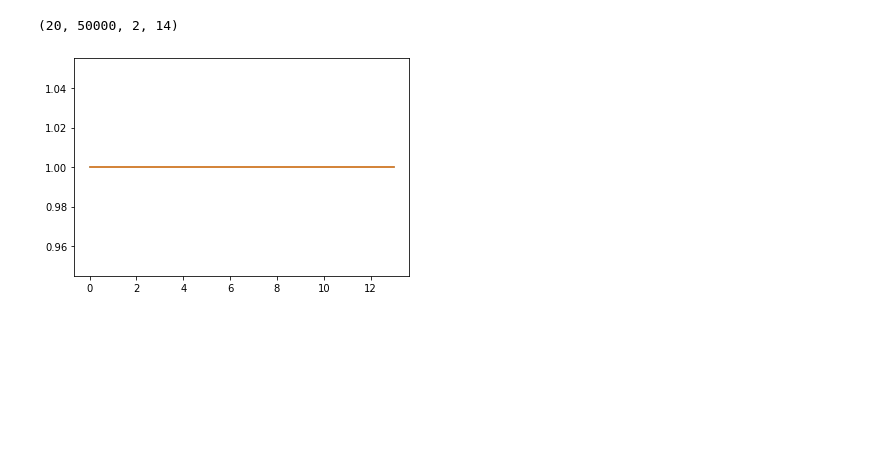
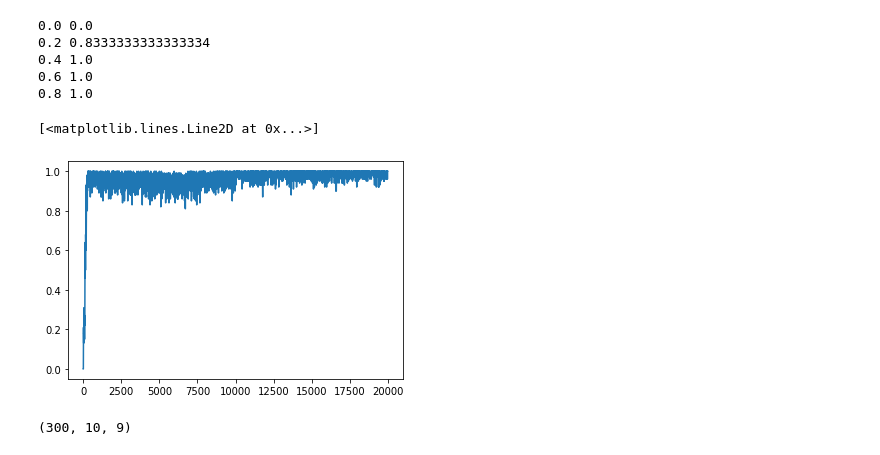
Before and after one commit to andrebeu/PM, a Jupyter notebook: amtask-pieval-generalization.ipynb, the cells around one changed output. Drawn from its saved outputs; the diff is of its cells as text; code cells hidden in the pictures; blank space fills up the shorter version.

```diff
--- a/amtask-pieval-generalization.ipynb
+++ b/amtask-pieval-generalization.ipynb
@@ -56,17 +17,0 @@ def load_evsc(wmsize,nmaps,switch,ntrials,trlen,nnets=20):
-# %%
-wmsize,nmaps = 4,4
-switch = 0
-ntrials = 2
-trlen = 10
-trsc = load_trsc(wmsize,nmaps,switch,ntrials,trlen,nnets=20)
-trsc.shape
-# %% [output]
-(20, 50000, 2, 14)
-# %%
-ep = -600
-trac = trsc[:,ep:ep+500,:,:].mean(1)
-net = 0
-for ac in trac[net]:
-  plt.plot(ac)
-# %% [output]
-[figure, removed]
@@ -74,0 +18,57 @@ def load_net():
+# %%
+# loop params
+wmsize = 4
+nmaps = 4
+switch = 1
+ntrials = 2
+seed = 1
+
+# net params
+emsetting = 1
+instdim = 10
+stimdim = 12
+emk_weights = [1,.005]
+
+# init
+net = NetBarCode(
+        wmsize=wmsize,
+        emsetting=emsetting,
+        seed=seed,
+        instdim=instdim,
+        stimdim=stimdim,
+        init_emkw=emk_weights,
+        debug=False
+)
+task = TaskArbitraryMaps(
+          nmaps=nmaps,
+          switchmaps=switch,
+          ntokens_surplus=10,
+          seed=seed,
+          stimdim=stimdim
+)
+# %%
+# train params
+neps_tr = 20000
+ntrials_tr,trlen_tr = 2,5
+trsc = run_net(net,task,neps_tr,ntrials_tr,trlen_tr,training=True,verb=True,return_states=False)
+# %% [output]
+0.0 0.0
+0.2 0.8333333333333334
+0.4 1.0
+0.6 1.0
+0.8 1.0
+# %%
+trac = trsc[:,:,nmaps:].mean((1,2))
+plt.plot(mov_avg(trac,10))
+# %% [output]
+[<matplotlib.lines.Line2D at 0x...>]
+[figure, added]
+# %%
+nmaps_ev = nmaps
+task.nmaps = nmaps_ev
+neps_ev = 300
+ntrials_ev,trlen_ev = 10,5
+evsc = run_net(net,task,neps_ev,ntrials_ev,trlen_ev,training=False,verb=False,return_states=False)
+evsc.shape
+# %% [output]
+(300, 10, 9)
```
Also changed, not shown: parts of 5 cells of this notebook, 9 other files.
